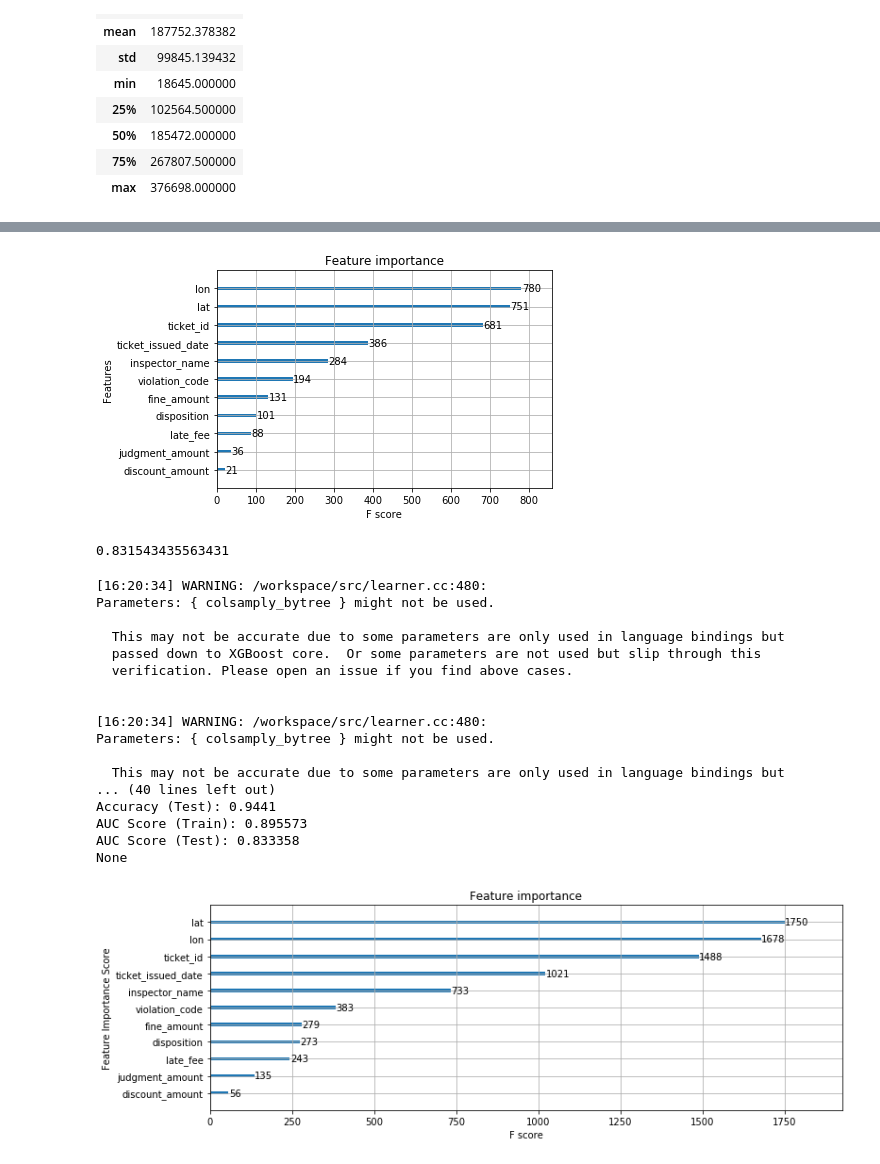
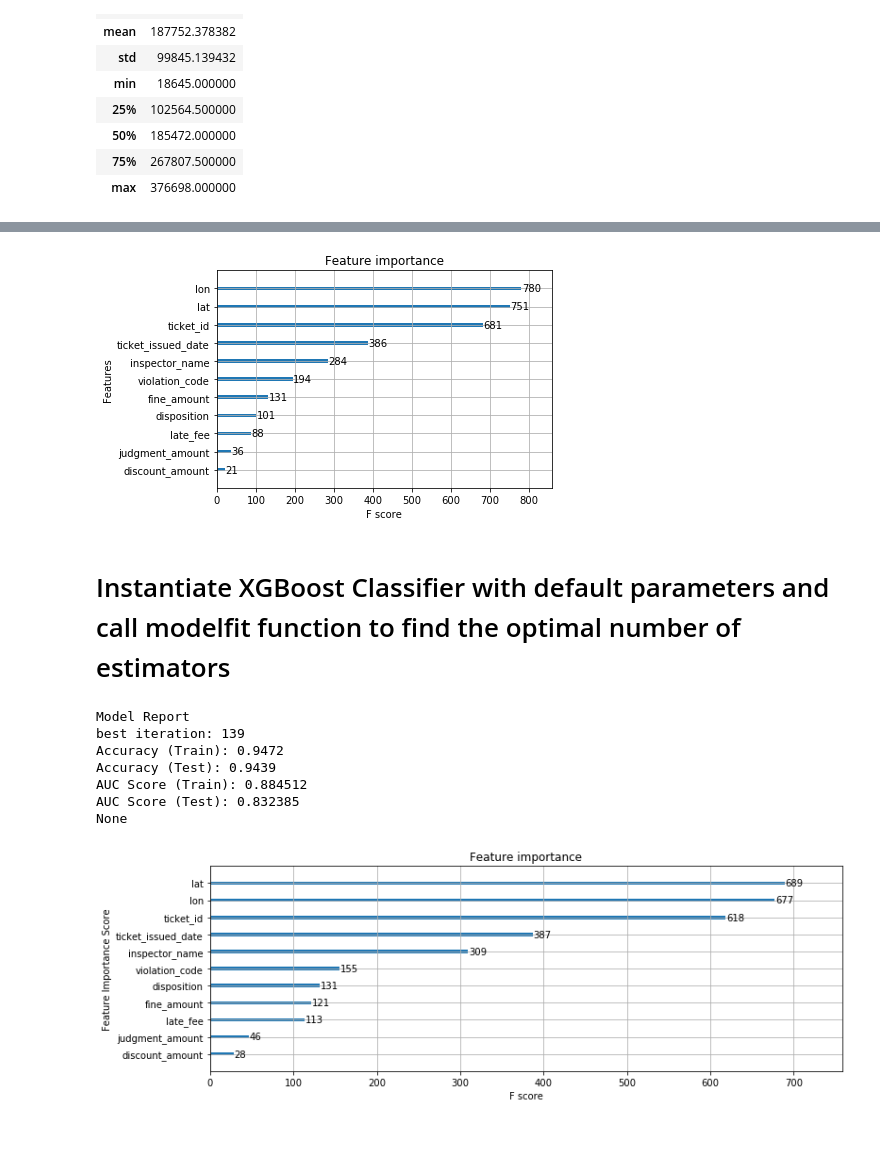
Before and after one commit to AustinChase/Applied_Data_Science, a Jupyter notebook: Module_3/Assignment+4.ipynb, the cells around one changed output, grey strips where cells are left out. Drawn from its saved outputs; the diff is of its cells as text; code cells hidden in the pictures; blank space fills up the shorter version.

```diff
--- a/Module_3/Assignment+4.ipynb
+++ b/Module_3/Assignment+4.ipynb
@@ -456,40 +427,44 @@ import pandas as pd
 from sklearn.metrics import roc_auc_score
 from xgboost import XGBClassifier, plot_importance
 from matplotlib import pyplot as plt
+from matplotlib import rcParams
+
+%matplotlib inline
 
 def plot_features():
 
+    X_train, X_test, y_train, y_test = pre_process_data()
+
     clf = XGBClassifier()
     clf.fit(X_train,y_train)
+
     plot_importance(clf)
     plt.show()
 
 plot_features()
 # %% [output]
 [figure]
-0.831543435563431
 # %%
 import pandas as pd
 import numpy as np
 import xgboost as xgb
-from xgboost.sklearn import XGBClassifier
-from sklearn.model_selection import cross_validate, GridSearchCV  #Additional sklearn functions
+import matplotlib.pylab as plt
+
+from sklearn.model_selection import cross_validate, GridSearchCV
 from sklearn.metrics import accuracy_score, roc_auc_score
-from xgboost import XGBClassifier, plot_importance
+from xgboost.sklearn import XGBClassifier, plot importance
 
-import matplotlib.pylab as plt
 %matplotlib inline
-from matplotlib.pylab import rcParams
-rcParams['figure.figsize'] = 12, 4
 
 def modelfit(clf, X_train, y_train, X_test,y_test, predictors,
              useTrainCV=True, cv_folds=5, early_stopping_rounds=50):
 
     if useTrainCV:
-
         xgb_param = clf.get_xgb_params()
+        #get list of parameters used by the classifier
 
         xgtrain = xgb.DMatrix(X_train[predictors].values, label = y_train.values)
+        #create a dmatrix with training labels
 
         cvresult = xgb.cv(xgb_param, xgtrain,
                           num_boost_round = clf.get_params()['n_estimators'],
@@ -497,20 +472,27 @@ def modelfit(clf, X_train, y_train, X_test,y_test, predictors,
                           metrics='auc',
                           early_stopping_rounds = early_stopping_rounds)
 
+        #randomly partition original sample into 5 equal subsamples,
+        #1 sample is retained as the validation set,
+        #4 subsamples are used as the training set
+        #cross validation is repeated num_boost_round times with each of the
+        #subsamples used once as the validation set
+
         clf.set_params(n_estimators=cvresult.shape[0])
+        #set the new optimal estimators based on the cross-validation
 
-    #Fit the algorithm on the data
-    clf.fit(X_train[predictors], y_train, eval_metric='auc', verbose = True)
+    #Fit the algorithm to the data
+    clf.fit(X_train[predictors], y_train, eval_metric='auc')
 
     #Predict training set:
     X_train_predictions = clf.predict(X_train[predictors])
     X_train_predprob = clf.predict_proba(X_train[predictors])[:,1]
 
+    #predict test set:
     X_test_predictions = clf.predict(X_test[predictors])
     X_test_predprob = clf.predict_proba(X_test[predictors])[:,1]
 
     #Print model report:
-
     print ("\nModel Report")
     print("best iteration: %.4g" % cvresult.shape[0])
     print ("Accuracy (Train): %.4g" % accuracy_score(y_train.values, X_train_predictions))
@@ -519,50 +501,41 @@ def modelfit(clf, X_train, y_train, X_test,y_test, predictors,
     print ("AUC Score (Train): %f" % roc_auc_score(y_train, X_train_predprob))
     print ("AUC Score (Test): %f" % roc_auc_score(y_test, X_test_predprob))
 
-#     feat_imp = pd.Series(clf.get_booster().get_score(importance_type='weight')).sort_values(ascending=False)
-#     feat_imp.plot(kind='bar', title='Feature Importances')
     plot_importance(clf)
-    plt.ylabel('Feature Importance Score')
+# %% [markdown]
+# Instantiate XGBoost Classifier with default parameters and call modelfit function to find the optimal number of estimators
 # %%
 import pandas as pd
 from sklearn.metrics import roc_auc_score
 from xgboost.sklearn import XGBClassifier
 
 def parameter_tuning():
 
         X_train, X_test, y_train, y_test = pre_process_data()
-        clf = XGBClassifier(learning_rate =0.1,
-                            n_estimators =1000,
+
+        clf = XGBClassifier(learning_rate = 0.2,
+                            n_estimators = 1000,
                             max_depth = 5,
                             min_child_weight = 1,
                             gamma = 0,
                             subsample = 0.8,
                             colsamply_bytree = 0.8,
                             objective = 'binary:logistic',
                             scale_pos_weight = 1,
-                            seed = 27)
+                            seed = 27,
+                            verbosity = 0)
 
         predictors = [x for x in X_train.columns]
 
         print(modelfit(clf, X_train, y_train, X_test, y_test, predictors))
 
 parameter_tuning()
 # %% [output]
-[16:20:34] WARNING: /workspace/src/learner.cc:480:
-Parameters: { colsamply_bytree } might not be used.
-
-  This may not be accurate due to some parameters are only used in language bindings but
-  passed down to XGBoost core.  Or some parameters are not used but slip through this
-  verification. Please open an issue if you find above cases.
-
-
-[16:20:34] WARNING: /workspace/src/learner.cc:480:
-Parameters: { colsamply_bytree } might not be used.
-
-  This may not be accurate due to some parameters are only used in language bindings but
-... (40 lines left out)
-Accuracy (Test): 0.9441
-AUC Score (Train): 0.895573
-AUC Score (Test): 0.833358
+Model Report
+best iteration: 139
+Accuracy (Train): 0.9472
+Accuracy (Test): 0.9439
+AUC Score (Train): 0.884512
+AUC Score (Test): 0.832385
 None
-[figure, old version]
+[figure, new version]
```
Also changed, not shown: parts of 23 cells of this notebook.
